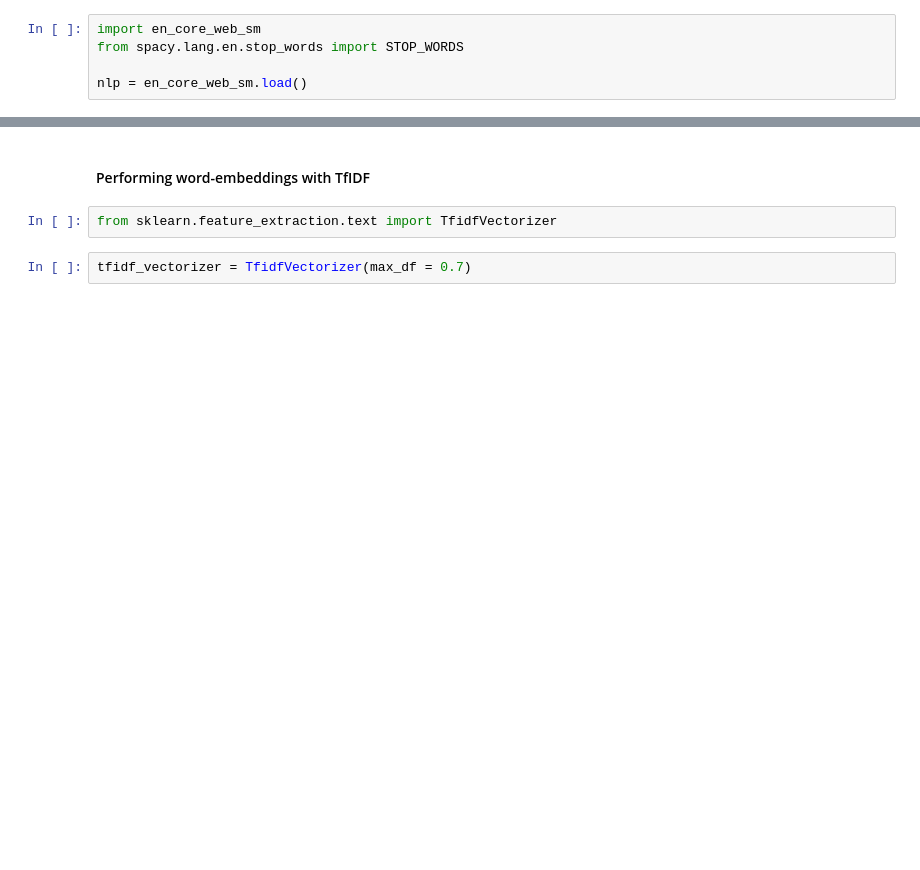
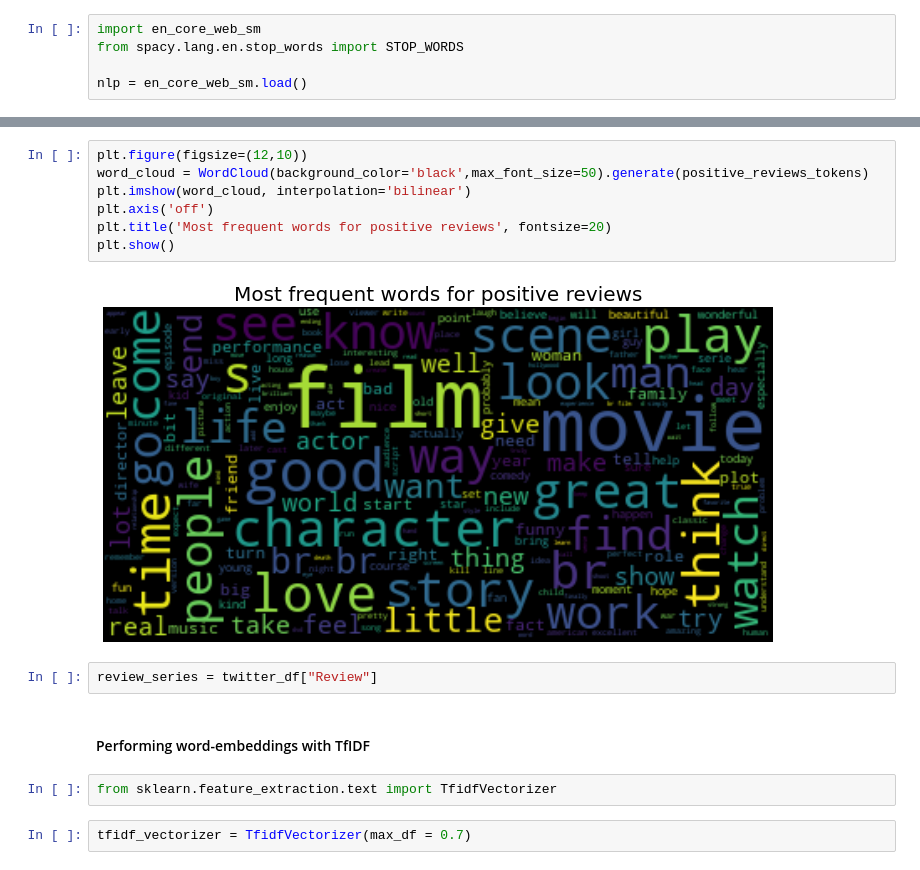
Before and after one commit to Abhijith-Nagarajan/Machine-Learning-Training, a Jupyter notebook: NLP/Twitter_Sentiment_Analysis.ipynb, the cells around one changed output, grey strips where cells are left out. Cells and saved outputs as stored; diff of their text form; blank space fills up the shorter version.

```diff
--- a/NLP/Twitter_Sentiment_Analysis.ipynb
+++ b/NLP/Twitter_Sentiment_Analysis.ipynb
@@ -152,3 +133,14 @@ Name: Review, dtype: object
+# %%
+plt.figure(figsize=(12,10))
+word_cloud = WordCloud(background_color='black',max_font_size=50).generate(positive_reviews_tokens)
+plt.imshow(word_cloud, interpolation='bilinear')
+plt.axis('off')
+plt.title('Most frequent words for positive reviews', fontsize=20)
+plt.show()
+# %% [output]
+[figure, added]
+# %%
+review_series = twitter_df["Review"]
 # %% [markdown]
 #### Performing word-embeddings with TfIDF
 # %%
```
Also changed, not shown: parts of 119 cells of this notebook.
